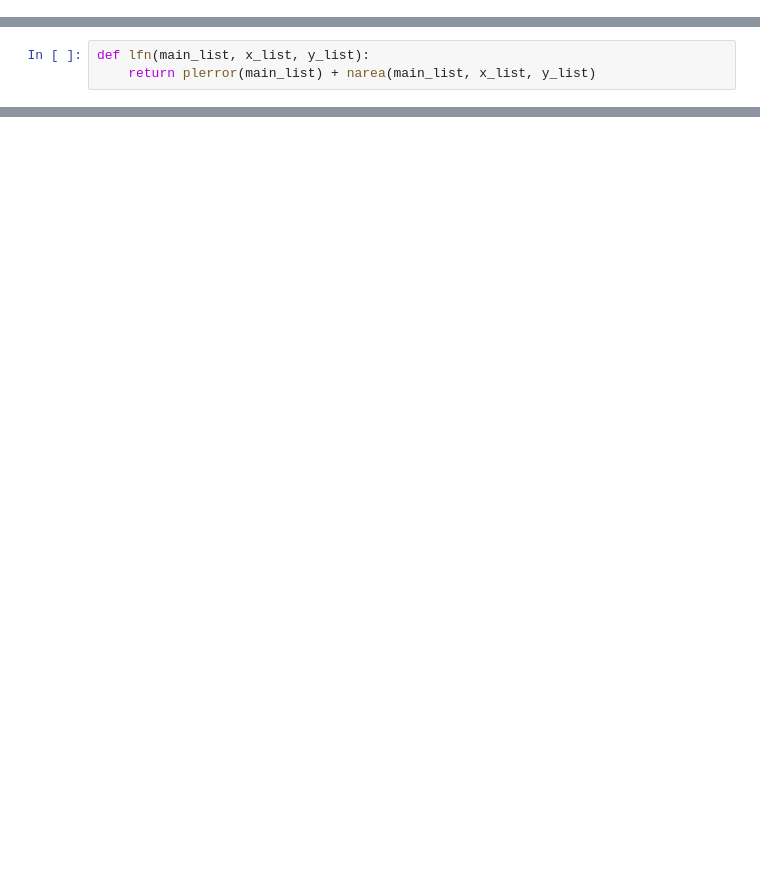
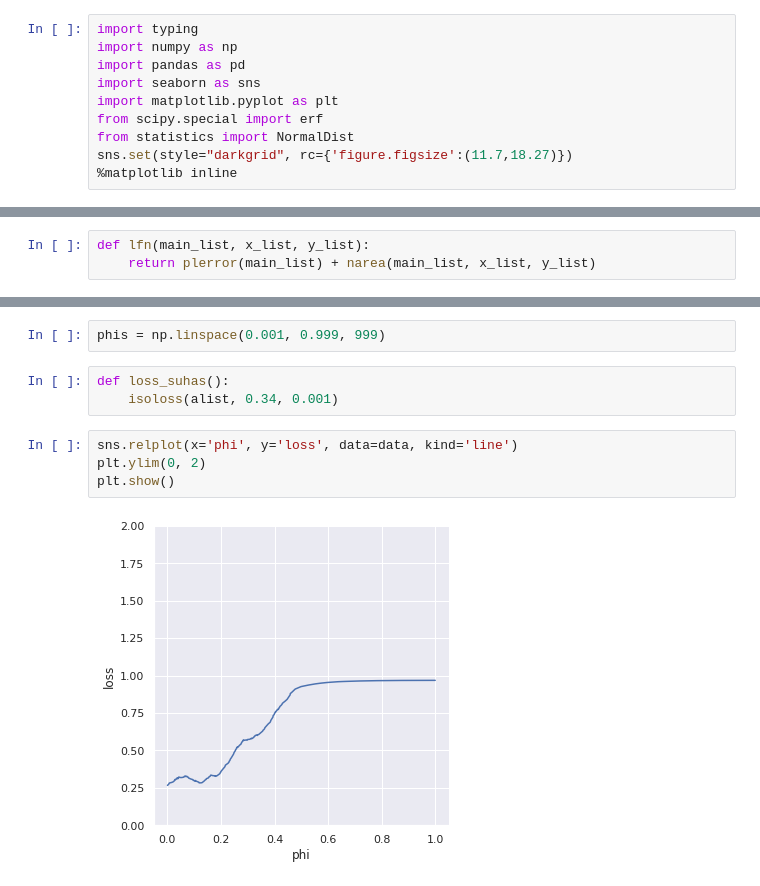
Before and after one commit to StefanBogdan/RL_liquid_chromatography, a Jupyter notebook: code/Simulator.ipynb, the cells around one changed output, grey strips where cells are left out. Saved outputs shown, nothing was run; the diff lists cells and outputs as text; blank space fills up the shorter version.

```diff
--- a/code/Simulator.ipynb
+++ b/code/Simulator.ipynb
@@ -6,3 +3,13 @@ import pandas as pd
+# %%
+import typing
+import numpy as np
+import pandas as pd
+import seaborn as sns
+import matplotlib.pyplot as plt
+from scipy.special import erf
+from statistics import NormalDist
+sns.set(style="darkgrid", rc={'figure.figsize':(11.7,18.27)})
+%matplotlib inline
 # %% [markdown]
 ## Dataset Import
 # %%
@@ -91,0 +198,11 @@ def isoloss(an_list, phi, h):
+# %%
+phis = np.linspace(0.001, 0.999, 999)
+# %%
+def loss_suhas():
+    isoloss(alist, 0.34, 0.001)
+# %%
+sns.relplot(x='phi', y='loss', data=data, kind='line')
+plt.ylim(0, 2)
+plt.show()
+# %% [output]
+[figure, added]
```
Also changed, not shown: parts of 22 cells of this notebook.
